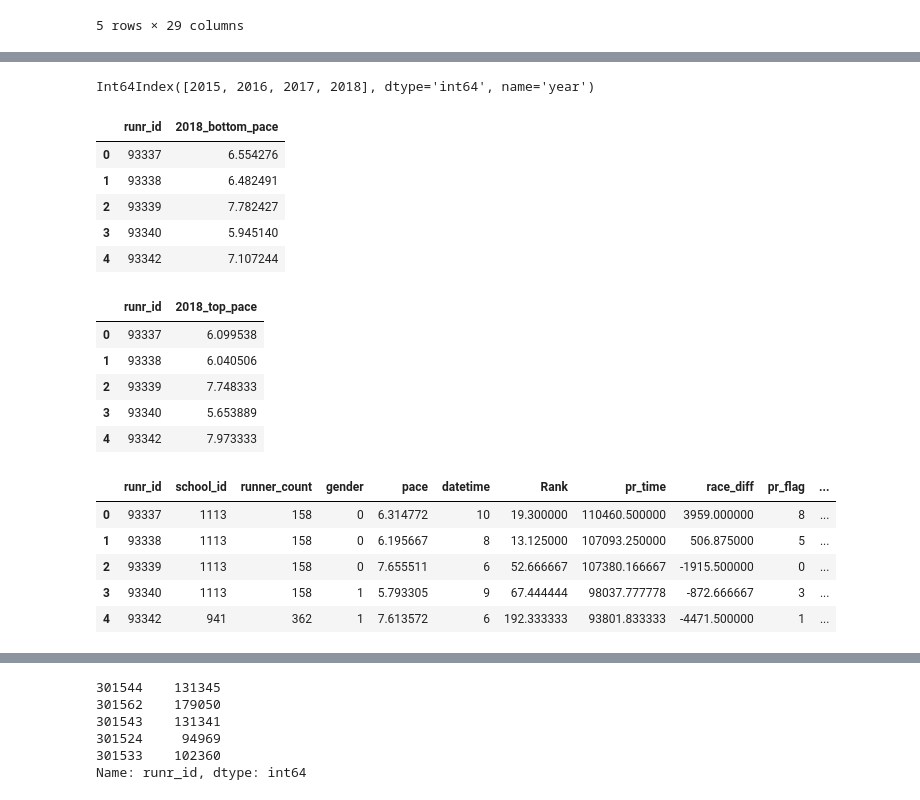
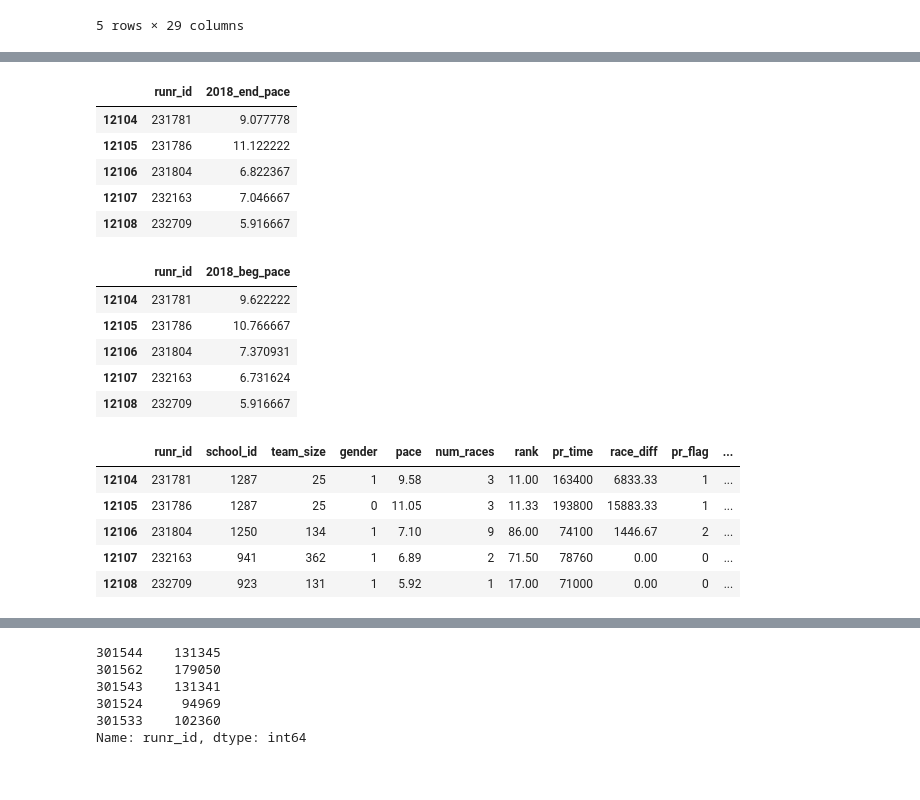
Before and after one commit to DRBrenner/race_performance_final, a Jupyter notebook: runner_table_creation.ipynb, the cells around one changed output, grey strips where cells are left out. Saved outputs shown, nothing was run; the diff lists cells and outputs as text; code cells hidden in the pictures.

```diff
--- a/runner_table_creation.ipynb
+++ b/runner_table_creation.ipynb
@@ -422,73 +402,69 @@ runner_end_year_averages
-# %%
-
-t = runner_end_year_averages.pivot(columns="year",values="pace")
-t.columns
-#runner_race_counts_bottom = runner_race_counts_bottom.dropna(subset=['2018_bottom_pace'])
-# runner_race_counts_bottom = runner_race_counts_bottom.groupby("runr_id")['2018_bottom_pace'].mean().reset_index()
-#runner_race_counts
-# %% [output]
-Int64Index([2015, 2016, 2017, 2018], dtype='int64', name='year')
 # %%
-# Calculate average pace of last third of races per racer ("2018_bottom_pace")
-runner_race_counts_bottom = runner_race_counts2018.copy()
+# Calculate average pace of last third of races per racer ("2018_end_pace")
+runner_race_counts_end = runner_race_counts2018.copy()
 
-runner_race_counts_bottom["2018_bottom_pace"] = runner_race_counts_bottom.groupby("runr_id")['pace'].tail(runner_race_counts_bottom["one_third_count"])
-runner_race_counts_bottom = runner_race_counts_bottom.dropna(subset=['2018_bottom_pace'])
-runner_race_counts_bottom = runner_race_counts_bottom.groupby("runr_id")['2018_bottom_pace'].mean().reset_index()
-runner_race_counts_bottom.head()
+runner_race_counts_end["2018_end_pace"] = runner_race_counts_end.groupby("runr_id")['pace'].tail(runner_race_counts_end["one_third_count"])
+runner_race_counts_end = runner_race_counts_end.dropna(subset=['2018_end_pace'])
+runner_race_counts_end = runner_race_counts_end.groupby("runr_id")['2018_end_pace'].mean().reset_index()
+runner_race_counts_end.tail()
 # %% [output]
-|  | runr_id | 2018_bottom_pace |
-| 0 | 93337 | 6.554276 |
-| 1 | 93338 | 6.482491 |
-| 2 | 93339 | 7.782427 |
-| 3 | 93340 | 5.945140 |
-| 4 | 93342 | 7.107244 |
+|  | runr_id | 2018_end_pace |
+| 12104 | 231781 | 9.077778 |
+| 12105 | 231786 | 11.122222 |
+| 12106 | 231804 | 6.822367 |
+| 12107 | 232163 | 7.046667 |
+| 12108 | 232709 | 5.916667 |
 # %%
-# Calculate average pace of first third of races per racer ("2018_top_pace")
-runner_race_counts_top = runner_race_counts2018.copy()
+# Calculate average pace of first third of races per racer ("2018_beg_pace")
+runner_race_counts_beg = runner_race_counts2018.copy()
 
-runner_race_counts_top["2018_top_pace"] = runner_race_counts_top.groupby("runr_id")['pace'].head(runner_race_counts_top["one_third_count"])
-runner_race_counts_top = runner_race_counts_top.dropna(subset=['2018_top_pace'])
-runner_race_counts_top = runner_race_counts_top.groupby("runr_id")['2018_top_pace'].mean().reset_index()
-runner_race_counts_top.head()
+runner_race_counts_beg["2018_beg_pace"] = runner_race_counts_beg.groupby("runr_id")['pace'].head(runner_race_counts_beg["one_third_count"])
+runner_race_counts_beg = runner_race_counts_beg.dropna(subset=['2018_beg_pace'])
+runner_race_counts_beg = runner_race_counts_beg.groupby("runr_id")['2018_beg_pace'].mean().reset_index()
+runner_race_counts_beg.tail()
 # %% [output]
-|  | runr_id | 2018_top_pace |
-| 0 | 93337 | 6.099538 |
-| 1 | 93338 | 6.040506 |
-| 2 | 93339 | 7.748333 |
-| 3 | 93340 | 5.653889 |
-| 4 | 93342 | 7.973333 |
+|  | runr_id | 2018_beg_pace |
+| 12104 | 231781 | 9.622222 |
+| 12105 | 231786 | 10.766667 |
+| 12106 | 231804 | 7.370931 |
+| 12107 | 232163 | 6.731624 |
+| 12108 | 232709 | 5.916667 |
 # %%
-# Create new runners table with aggregated information
+# Create new runners table with aggregated information.  Clean up table
 runners_table_2018 = results_complete_df.loc[(results_complete_df['datetime']>'2018-5-31') & (results_complete_df['datetime']<'2019-1-1')]
 
 aggregator = {'school_id':'max',
               'runner_count':'max',
               'gender':'max',
               'pace' : 'mean',
               'datetime': 'count',
               'Rank':'mean',
-              'pr_time':'mean',
+              'pr_time':'min',
               'race_diff':'mean',
               'pr_flag':'sum',
               'log_entries_sept':'max',
               'log_entries_nov':'max',
               'log_entries_all':'max',
               'max_effort_log_entries_sept':'max',
               'max_effort_log_entries_nov':'max',
               'max_effort_log_entries_all':'max'
              }
 runners_2018 = runners_table_2018.groupby(["runr_id"])['school_id','runner_count','gender',"pace",'datetime','Rank','pr_time',
                                                            'race_diff','pr_flag','log_entries_sept','log_entries_nov','log_entries_all',
                                                           'max_effort_log_entries_sept','max_effort_log_entries_nov',
                                                           'max_effort_log_entries_all'].agg(aggregator).reset_index()
-runners_2018.head()
+
+runners_2018 = runners_2018.rename(columns = {"runner_count":"team_size","datetime":"num_races","Rank":"rank"})
+runners_2018['pace'] = runners_2018['pace'].round(2)
+runners_2018['rank'] = runners_2018['rank'].round(2)
+runners_2018['race_diff'] = runners_2018['race_diff'].round(2)
+runners_2018.tail()
 # %% [output]
-|  | runr_id | school_id | runner_count | gender | pace | datetime | Rank | pr_time | race_diff | pr_flag | ... |
-| 0 | 93337 | 1113 | 158 | 0 | 6.314772 | 10 | 19.300000 | 110460.500000 | 3959.000000 | 8 | ... |
-| 1 | 93338 | 1113 | 158 | 0 | 6.195667 | 8 | 13.125000 | 107093.250000 | 506.875000 | 5 | ... |
-| 2 | 93339 | 1113 | 158 | 0 | 7.655511 | 6 | 52.666667 | 107380.166667 | -1915.500000 | 0 | ... |
-| 3 | 93340 | 1113 | 158 | 1 | 5.793305 | 9 | 67.444444 | 98037.777778 | -872.666667 | 3 | ... |
-| 4 | 93342 | 941 | 362 | 1 | 7.613572 | 6 | 192.333333 | 93801.833333 | -4471.500000 | 1 | ... |
+|  | runr_id | school_id | team_size | gender | pace | num_races | rank | pr_time | race_diff | pr_flag | ... |
+| 12104 | 231781 | 1287 | 25 | 1 | 9.58 | 3 | 11.00 | 163400 | 6833.33 | 1 | ... |
+| 12105 | 231786 | 1287 | 25 | 0 | 11.05 | 3 | 11.33 | 193800 | 15883.33 | 1 | ... |
+| 12106 | 231804 | 1250 | 134 | 1 | 7.10 | 9 | 86.00 | 74100 | 1446.67 | 2 | ... |
+| 12107 | 232163 | 941 | 362 | 1 | 6.89 | 2 | 71.50 | 78760 | 0.00 | 0 | ... |
+| 12108 | 232709 | 923 | 131 | 1 | 5.92 | 1 | 17.00 | 71000 | 0.00 | 0 | ... |
 # %%
 # Merge runner tables
```
Also changed, not shown: parts of 11 cells of this notebook, 4 other files.
